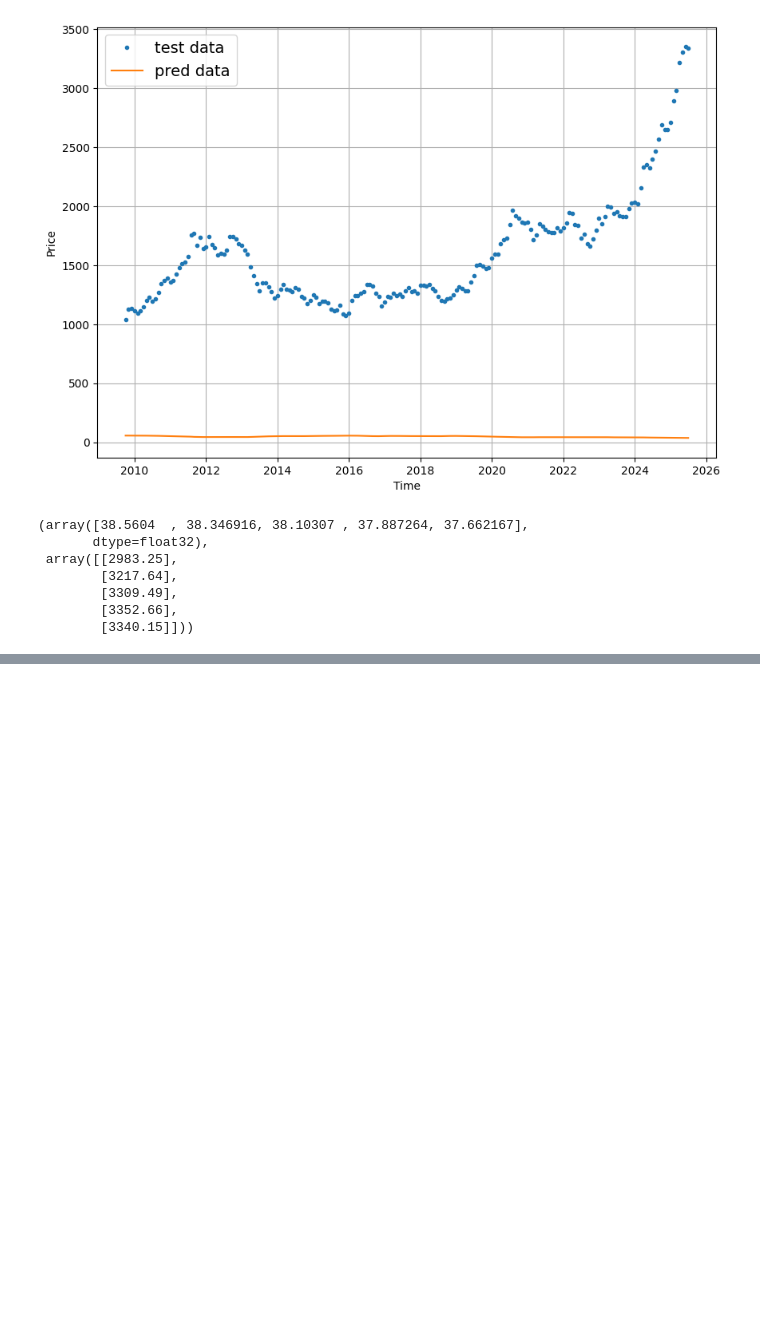
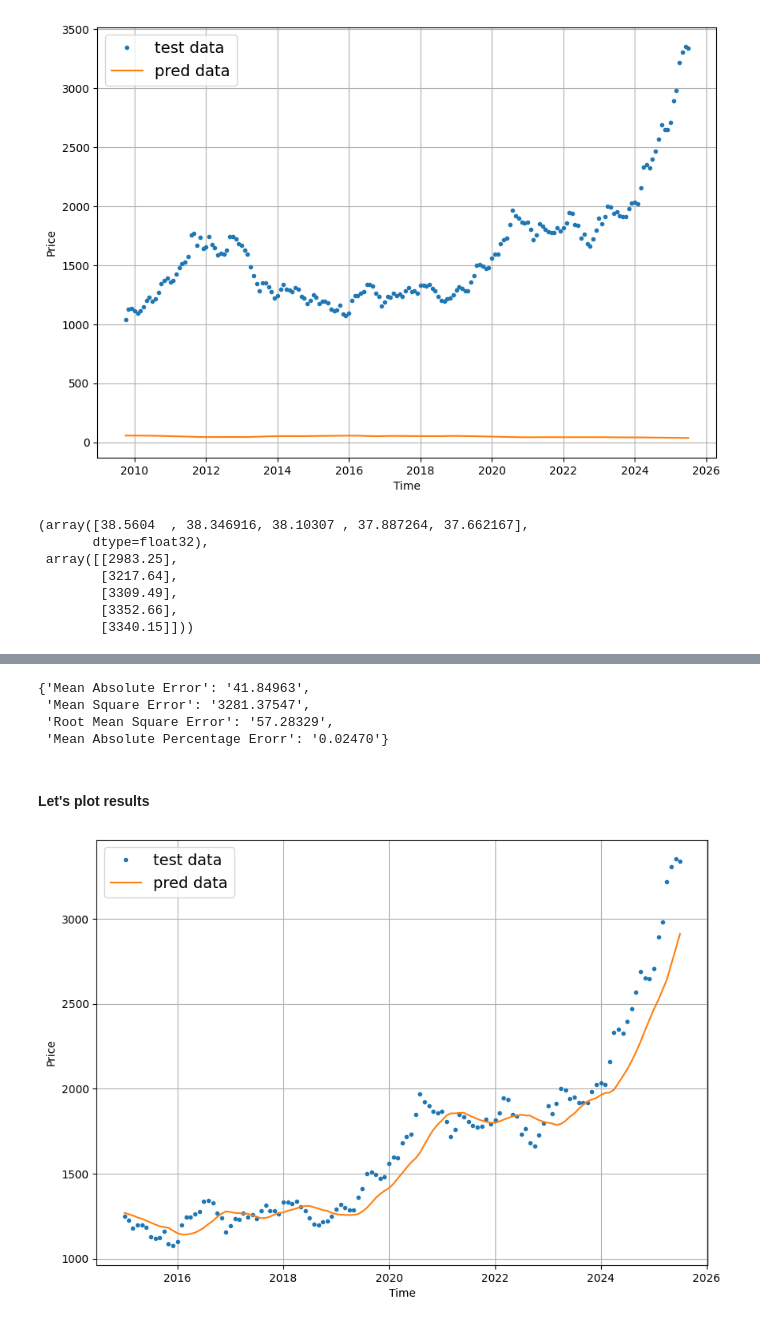
Before and after one commit to sirUnchained/Deep-Learning, a Jupyter notebook: gold-price/main.ipynb, the cells around one changed output, grey strips where cells are left out. Cells and saved outputs as stored; diff of their text form; code cells hidden in the pictures; blank space fills up the shorter version.

```diff
--- a/gold-price/main.ipynb
+++ b/gold-price/main.ipynb
@@ -589,0 +597,7 @@ y_preds[-5:], test_horizons[-5:]
+# %%
+MODEL_3_WINDOW = 10
+MODEL_3_HORIZON = 1
+MODEL_3_NAME = Path("model_3_dense")
+
+train_windows, train_horizons, _ = make_window_horizon(train_df, "Price", MODEL_3_WINDOW, MODEL_3_HORIZON)
+test_windows, test_horizons, _ = make_window_horizon(test_df, "Price", MODEL_3_WINDOW, MODEL_3_HORIZON)
@@ -589,0 +677,3 @@ y_preds[-5:], test_horizons[-5:]
+# %%
+model = tf.keras.models.load_model(MODEL_SAVE_PATH / f"{MODEL_3_NAME}.keras")
+model.evaluate(test_windows, test_horizons)
@@ -589,0 +683,5 @@ y_preds[-5:], test_horizons[-5:]
+# %%
+y_preds = np.squeeze(model.predict(test_windows))
+y_pred = [num.mean() for num in y_preds]
+
+evaluate_preds(test_horizons, y_pred)
@@ -589,0 +694,17 @@ y_preds[-5:], test_horizons[-5:]
+# %%
+baseline
+# %% [output]
+{'Mean Absolute Error': '41.84963',
+ 'Mean Square Error': '3281.37547',
+ 'Root Mean Square Error': '57.28329',
+ 'Mean Absolute Percentage Erorr': '0.02470'}
+# %% [markdown]
+#### Let's plot results
+# %%
+offset = 0
+plt.figure(figsize=(10, 7))
+
+create_time_series_plot(timesteps=test_df.index[-len(test_windows):], values=test_horizons[:, 0], start=offset, format='.', label="test data")
+create_time_series_plot(timesteps=test_df.index[-len(test_windows):], values=y_pred, start=offset, format='-', label="pred data")
+# %% [output]
+[figure, added]
```
Also changed, not shown: parts of 44 cells of this notebook, 5 other files.
